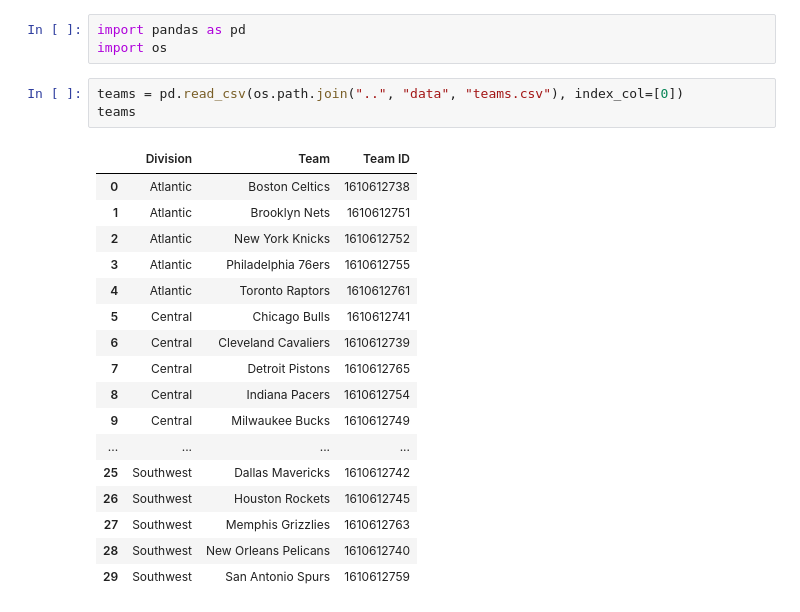
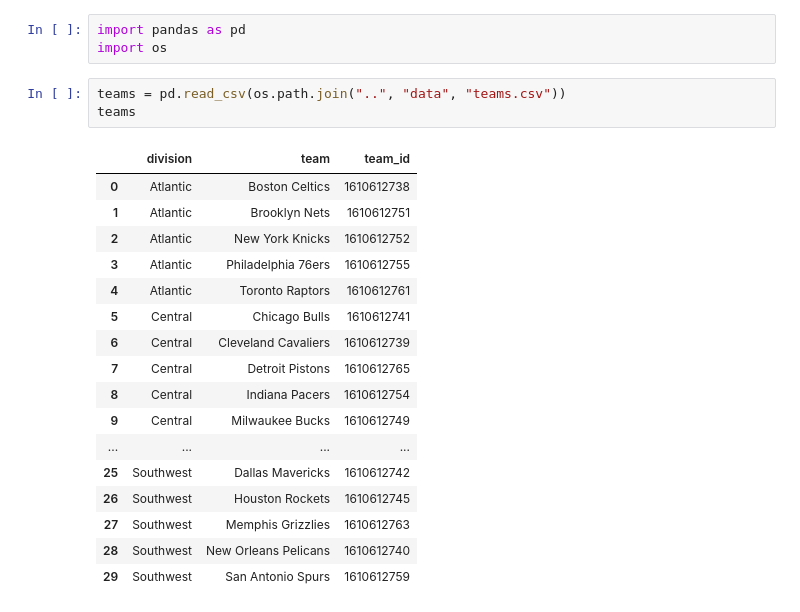
Before and after one commit to darakasrovi/nba_api, a Jupyter notebook: notebooks/Access NBA Data.ipynb, the cells around one changed output. Drawn from its saved outputs; the diff is of its cells as text.

```diff
--- a/notebooks/Access NBA Data.ipynb
+++ b/notebooks/Access NBA Data.ipynb
@@ -2,10 +2,10 @@
 import pandas as pd
 import os
 # %%
-teams = pd.read_csv(os.path.join("..", "data", "teams.csv"), index_col=[0])
+teams = pd.read_csv(os.path.join("..", "data", "teams.csv"))
 teams
 # %% [output]
-|  | Division | Team | Team ID |
+|  | division | team | team_id |
 | 0 | Atlantic | Boston Celtics | 1610612738 |
 | 1 | Atlantic | Brooklyn Nets | 1610612751 |
 | 2 | Atlantic | New York Knicks | 1610612752 |
```
Also changed, not shown: parts of 11 cells of this notebook, 3 other files.
